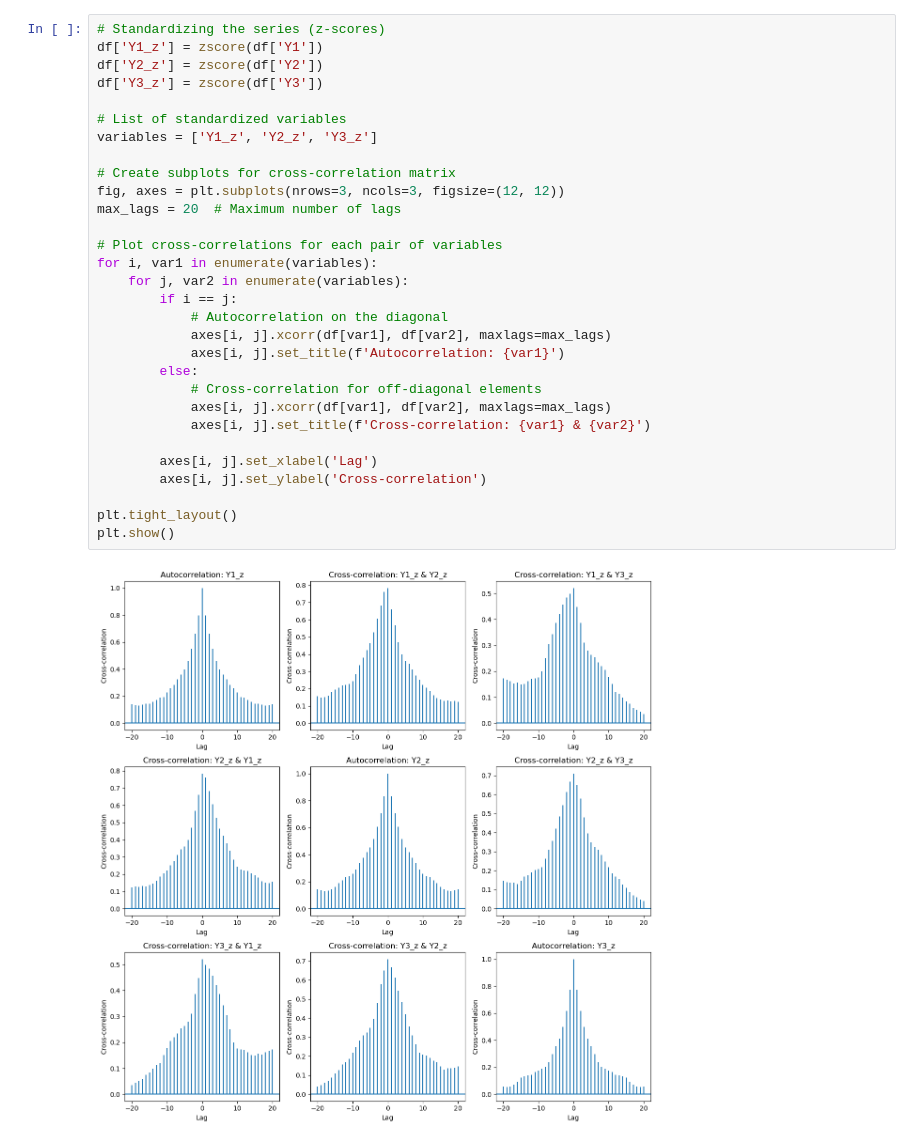
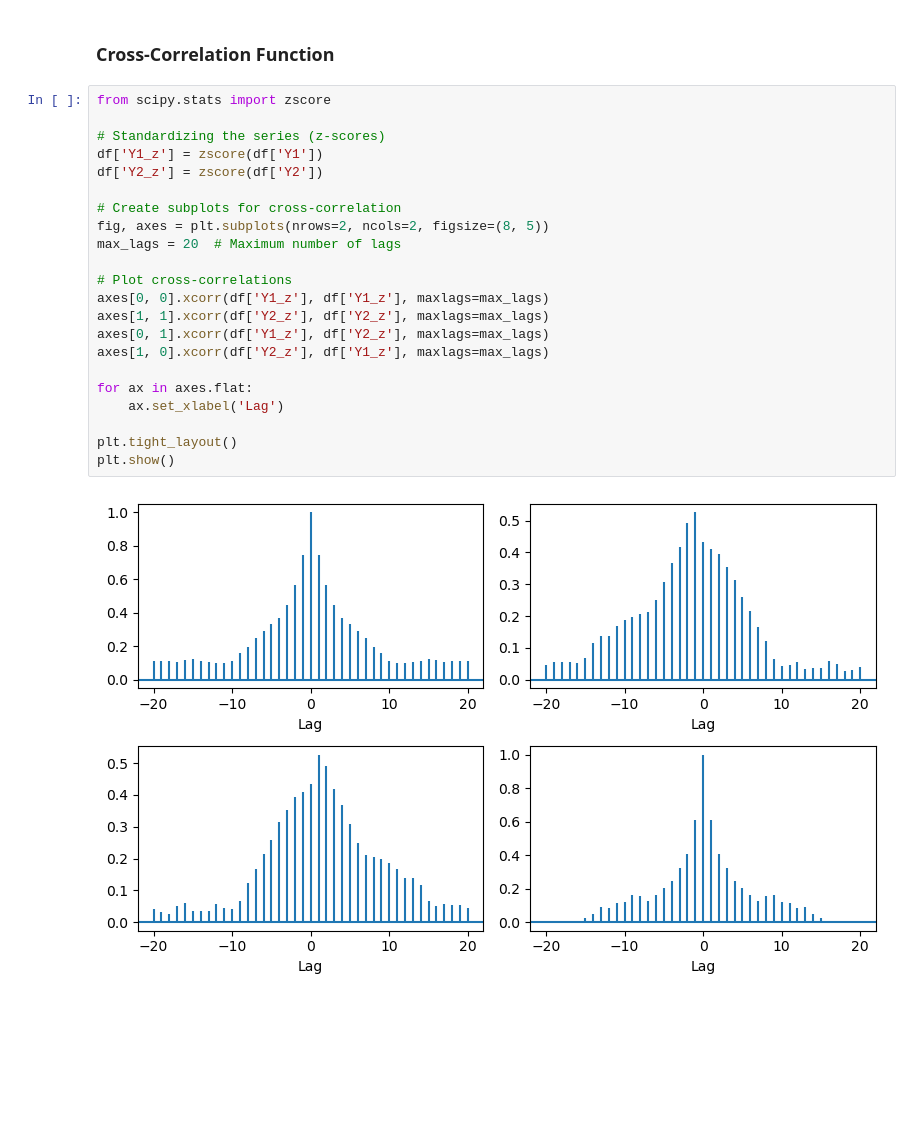
Before and after one commit to vmpreciado/ESE538, a Jupyter notebook: VAR1_Process_Simulation.ipynb, the cells around one changed output. Cells and saved outputs as stored; diff of their text form; blank space fills up the shorter version.

```diff
--- a/VAR1_Process_Simulation.ipynb
+++ b/VAR1_Process_Simulation.ipynb
@@ -120,32 +92,26 @@ Finally, we compute and plot the cross-correlation functions for each pair of va
+# %% [markdown]
+### Cross-Correlation Function
 # %%
+from scipy.stats import zscore
+
 # Standardizing the series (z-scores)
 df['Y1_z'] = zscore(df['Y1'])
 df['Y2_z'] = zscore(df['Y2'])
-df['Y3_z'] = zscore(df['Y3'])
 
-# List of standardized variables
-variables = ['Y1_z', 'Y2_z', 'Y3_z']
-
-# Create subplots for cross-correlation matrix
-fig, axes = plt.subplots(nrows=3, ncols=3, figsize=(12, 12))
+# Create subplots for cross-correlation
+fig, axes = plt.subplots(nrows=2, ncols=2, figsize=(8, 5))
 max_lags = 20  # Maximum number of lags
 
-# Plot cross-correlations for each pair of variables
-for i, var1 in enumerate(variables):
-    for j, var2 in enumerate(variables):
-        if i == j:
-            # Autocorrelation on the diagonal
-            axes[i, j].xcorr(df[var1], df[var2], maxlags=max_lags)
-            axes[i, j].set_title(f'Autocorrelation: {var1}')
-        else:
-            # Cross-correlation for off-diagonal elements
-            axes[i, j].xcorr(df[var1], df[var2], maxlags=max_lags)
-            axes[i, j].set_title(f'Cross-correlation: {var1} & {var2}')
+# Plot cross-correlations
+axes[0, 0].xcorr(df['Y1_z'], df['Y1_z'], maxlags=max_lags)
+axes[1, 1].xcorr(df['Y2_z'], df['Y2_z'], maxlags=max_lags)
+axes[0, 1].xcorr(df['Y1_z'], df['Y2_z'], maxlags=max_lags)
+axes[1, 0].xcorr(df['Y2_z'], df['Y1_z'], maxlags=max_lags)
 
-        axes[i, j].set_xlabel('Lag')
-        axes[i, j].set_ylabel('Cross-correlation')
+for ax in axes.flat:
+    ax.set_xlabel('Lag')
 
 plt.tight_layout()
 plt.show()
 # %% [output]
-[figure, old version]
+[figure, new version]
```
Also changed, not shown: parts of 15 cells of this notebook.
